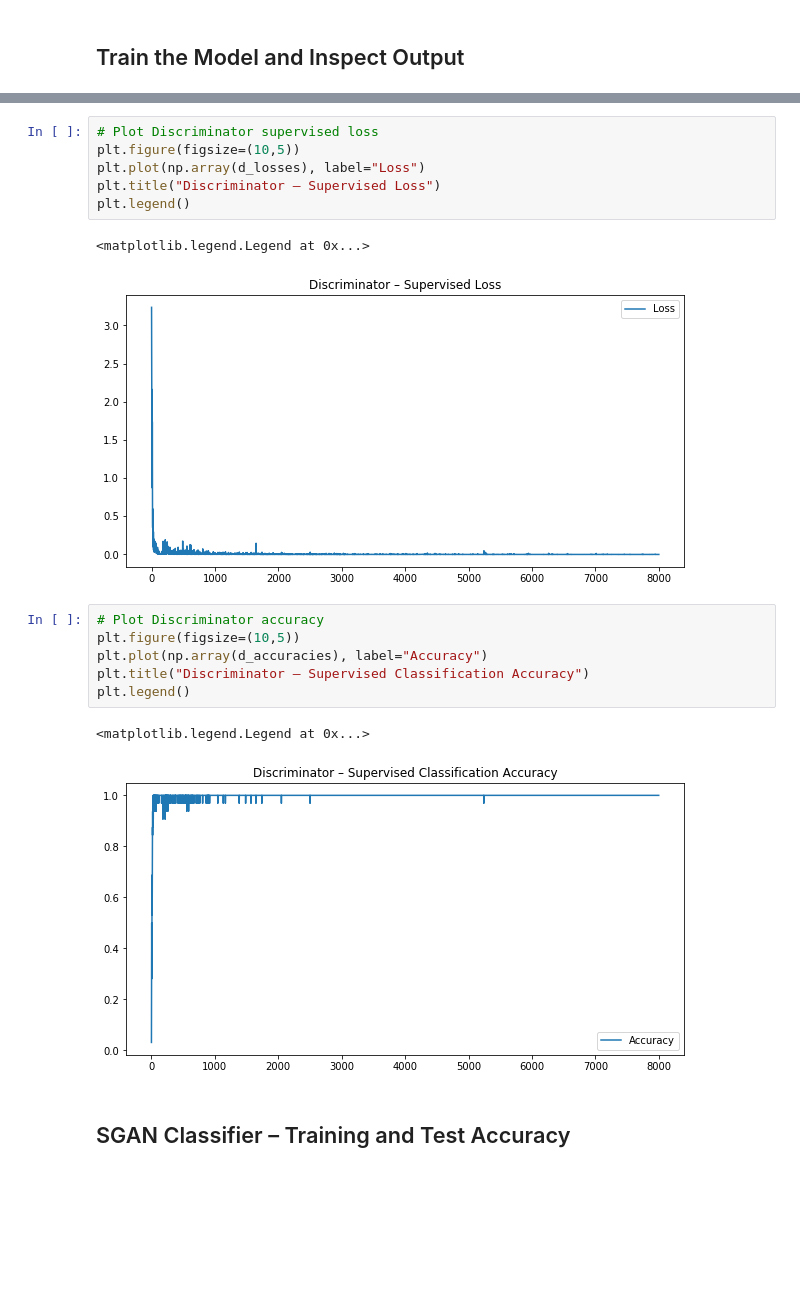
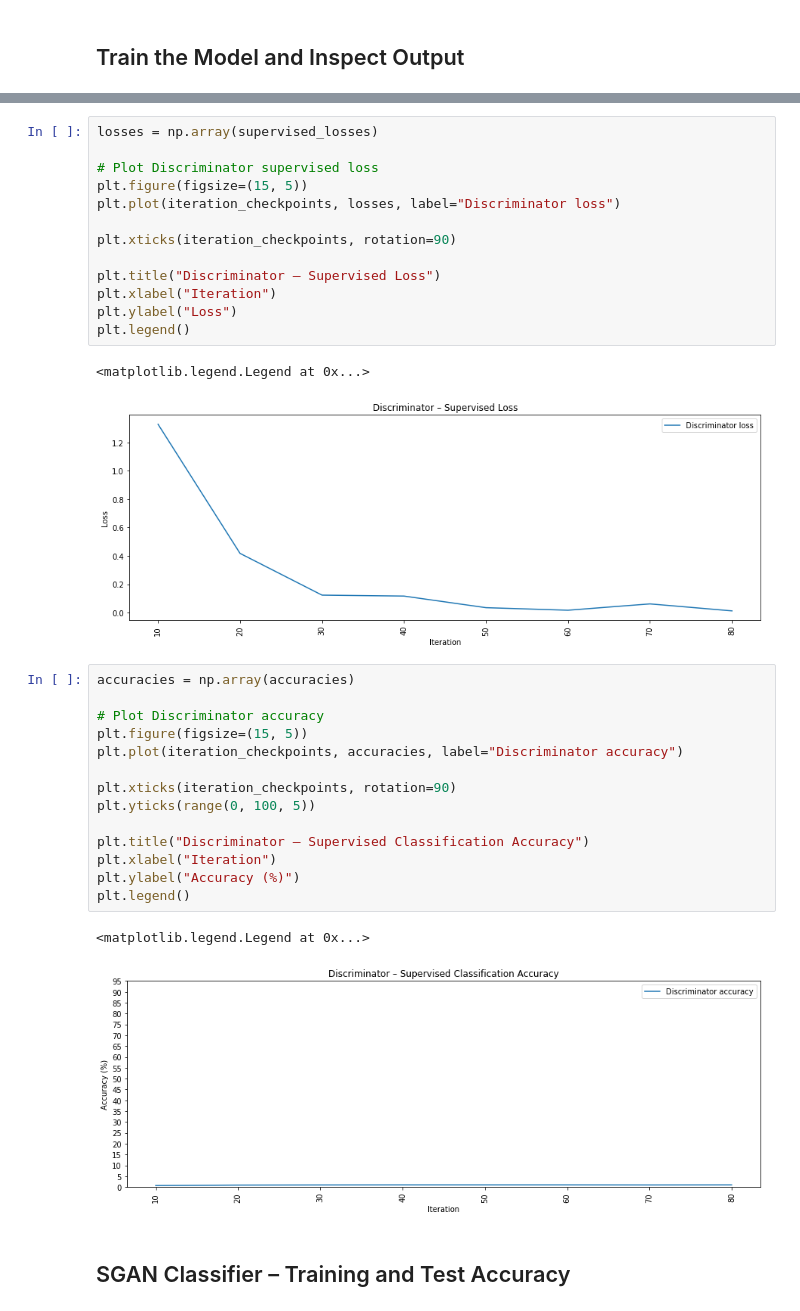
Before and after one commit to GANs-in-Action/gans-in-action, a Jupyter notebook: chapter-7/Chapter_7_SGAN.ipynb, the cells around one changed output, grey strips where cells are left out. Cells and saved outputs as stored; diff of their text form; blank space fills up the shorter version.

```diff
--- a/chapter-7/Chapter_7_SGAN.ipynb
+++ b/chapter-7/Chapter_7_SGAN.ipynb
@@ -323,21 +347,36 @@ train(iterations, batch_size, sample_interval)
 # %%
+losses = np.array(supervised_losses)
+
 # Plot Discriminator supervised loss
-plt.figure(figsize=(10,5))
-plt.plot(np.array(d_losses), label="Loss")
+plt.figure(figsize=(15, 5))
+plt.plot(iteration_checkpoints, losses, label="Discriminator loss")
+
+plt.xticks(iteration_checkpoints, rotation=90)
+
 plt.title("Discriminator – Supervised Loss")
+plt.xlabel("Iteration")
+plt.ylabel("Loss")
 plt.legend()
 # %% [output]
 <matplotlib.legend.Legend at 0x...>
-[figure, old version]
+[figure, new version]
 # %%
+accuracies = np.array(accuracies)
+
 # Plot Discriminator accuracy
-plt.figure(figsize=(10,5))
-plt.plot(np.array(d_accuracies), label="Accuracy")
+plt.figure(figsize=(15, 5))
+plt.plot(iteration_checkpoints, accuracies, label="Discriminator accuracy")
+
+plt.xticks(iteration_checkpoints, rotation=90)
+plt.yticks(range(0, 100, 5))
+
 plt.title("Discriminator – Supervised Classification Accuracy")
+plt.xlabel("Iteration")
+plt.ylabel("Accuracy (%)")
 plt.legend()
 # %% [output]
 <matplotlib.legend.Legend at 0x...>
-[figure, old version]
+[figure, new version]
 # %% [markdown]
 ## SGAN Classifier – Training and Test Accuracy
 # %%
```
Also changed, not shown: parts of 24 cells of this notebook, 1 other file.
